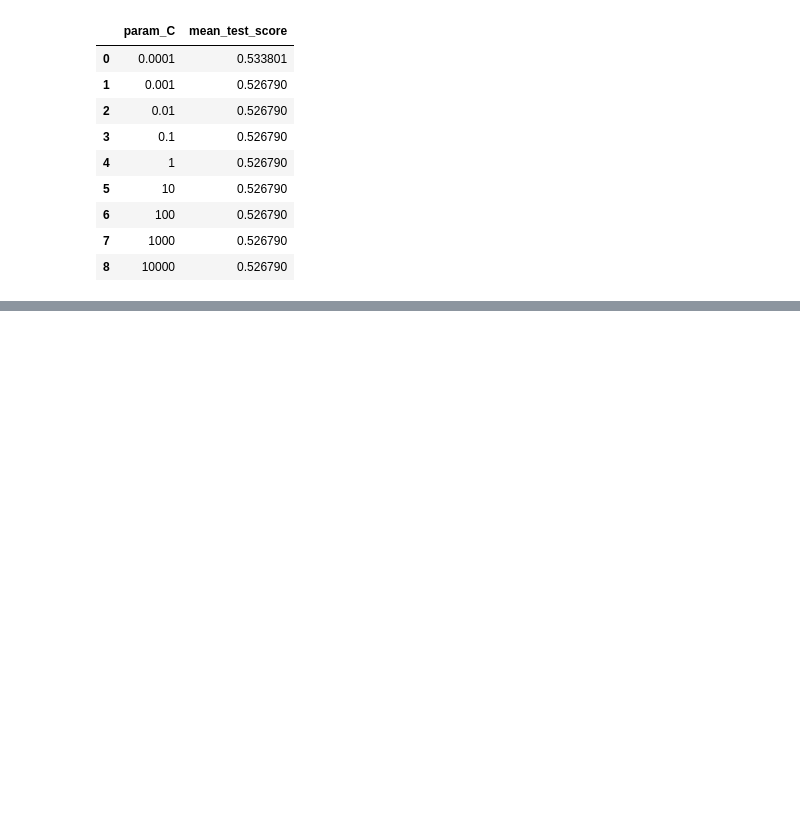
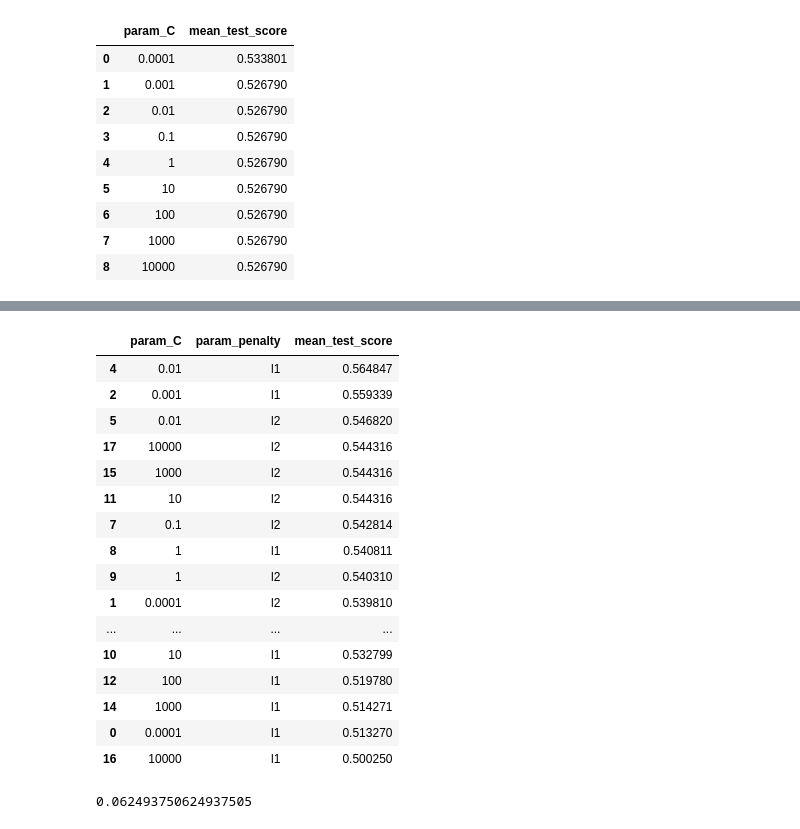
Before and after one commit to Break-Neck/diploma, a Jupyter notebook: Processing.ipynb, the cells around one changed output, grey strips where cells are left out. Drawn from its saved outputs; the diff is of its cells as text; code cells hidden in the pictures; blank space fills up the shorter version.

```diff
--- a/Processing.ipynb
+++ b/Processing.ipynb
@@ -236,6 +236,7 @@ day_features
 # %%
 day_features = pd.read_csv('day_features.csv', parse_dates=['date'])
 day_features['date'] = day_features['date'].dt.date
+day_features.sort_values('date', inplace=True)
 # %%
 y_by_day = {k:np.sign(v) for k, v in change_by_day.items()}
 X_all = day_features.drop(columns=['date']).as_matrix()
@@ -450,0 +459,8 @@ grid_result
+# %%
+logres = sklearn.linear_model.LogisticRegression()
+logres_parameters = {
+    'penalty': ['l1', 'l2'],
+    'C': [10**p for p in range(-4, 5)]
+}
+grid_search_cls = sklearn.model_selection.GridSearchCV(logres, logres_parameters, n_jobs=8, verbose=1)
+grid_search_cls.fit(X_all, y_sign)
@@ -450,0 +480,25 @@ grid_result
+# %%
+pd.DataFrame(grid_search_cls.cv_results_)[['param_C', 'param_penalty', 'mean_test_score']].sort_values('mean_test_score', ascending=[0])
+# %% [output]
+|  | param_C | param_penalty | mean_test_score |
+| 4 | 0.01 | l1 | 0.564847 |
+| 2 | 0.001 | l1 | 0.559339 |
+| 5 | 0.01 | l2 | 0.546820 |
+| 17 | 10000 | l2 | 0.544316 |
+| 15 | 1000 | l2 | 0.544316 |
+| 11 | 10 | l2 | 0.544316 |
+| 7 | 0.1 | l2 | 0.542814 |
+| 8 | 1 | l1 | 0.540811 |
+| 9 | 1 | l2 | 0.540310 |
+| 1 | 0.0001 | l2 | 0.539810 |
+| ... | ... | ... | ... |
+| 10 | 10 | l1 | 0.532799 |
+| 12 | 100 | l1 | 0.519780 |
+| 14 | 1000 | l1 | 0.514271 |
+| 0 | 0.0001 | l1 | 0.513270 |
+| 16 | 10000 | l1 | 0.500250 |
+# %%
+linear_coefs = grid_search_cls.best_estimator_.coef_
+np.count_nonzero(linear_coefs) / linear_coefs.shape[1]
+# %% [output]
+0.062493750624937505
```
Also changed, not shown: parts of 3 cells of this notebook.
